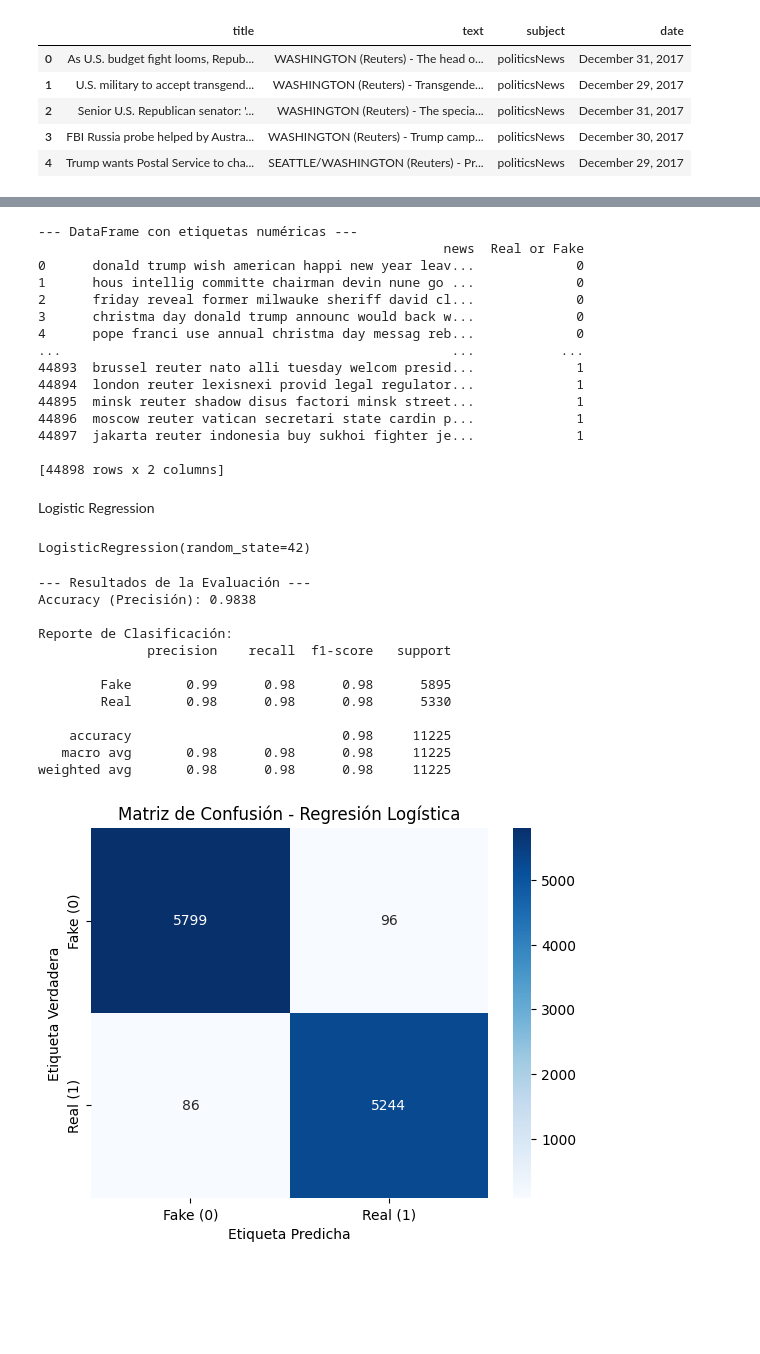
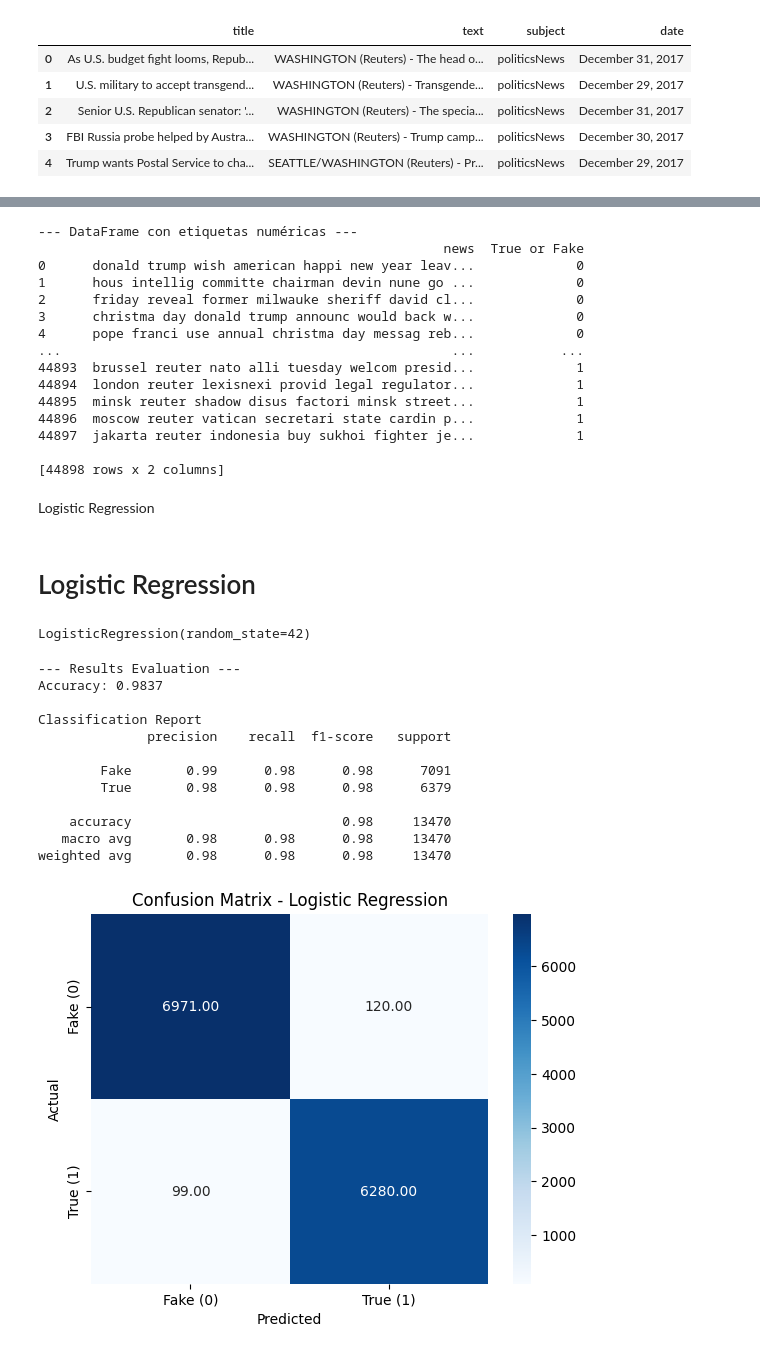
Before and after one commit to diegoreyes99/nlp-project, a Jupyter notebook: final_project.ipynb, the cells around one changed output, grey strips where cells are left out. Saved outputs shown, nothing was run; the diff lists cells and outputs as text; code cells hidden in the pictures; blank space fills up the shorter version.

```diff
--- a/final_project.ipynb
+++ b/final_project.ipynb
@@ -38,8 +43,8 @@ df_fake_news.head()
 | 4 | Pope Francis Just Called Out Dona... | Pope Francis used his annual Chri... | News | December 25, 2017 |
 # %%
 df_fake_news = df_fake_news[['text']]
-df_fake_news['Real or Fake'] = 'Fake'
+df_fake_news['True or Fake'] = 'Fake'
 df_fake_news = df_fake_news.rename(columns={'text': 'news'})
 
-print(df_fake_news.head())
+df_fake_news.head()
 # %% [output]
@@ -62,7 +69,7 @@ df_real_news.head()
 | 4 | Trump wants Postal Service to cha... | SEATTLE/WASHINGTON (Reuters) - Pr... | politicsNews | December 29, 2017 |
 # %%
 df_real_news = df_real_news[['text']]
-df_real_news['Real or Fake'] = 'Real'
+df_real_news['True or Fake'] = 'True'
 df_real_news = df_real_news.rename(columns={'text': 'news'})
 
 print(df_real_news.head())
@@ -176,16 +169,16 @@ df.head()
 | 3 | christma day donald trump announc... | Fake |
 | 4 | pope franci use annual christma d... | Fake |
 # %%
-label_map = {'Real': 1, 'Fake': 0}
+label_map = {'True': 1, 'Fake': 0}
 
 # Aplicamos el mapeo para crear la columna objetivo numérica
-df['Real or Fake'] = df['Real or Fake'].map(label_map)
+df['True or Fake'] = df['True or Fake'].map(label_map)
 
 print("--- DataFrame con etiquetas numéricas ---")
 print(df)
 # %% [output]
 --- DataFrame con etiquetas numéricas ---
-                                                    news  Real or Fake
+                                                    news  True or Fake
 0      donald trump wish american happi new year leav...             0
 1      hous intellig committe chairman devin nune go ...             0
 2      friday reveal former milwauke sheriff david cl...             0
@@ -203,8 +196,10 @@ print(df)
 Logistic Regression
 # %%
 X_train, X_test, y_train, y_test = train_test_split(
-    X_tfidf, y, test_size=0.25, random_state=42
+    X_tfidf, y, test_size=0.3, random_state=42
 )
+# %% [markdown]
+# Logistic Regression
 # %%
 # Esta línea CREA la variable
 log_reg_model = LogisticRegression(random_state=42)
@@ -214,35 +209,32 @@ log_reg_model.fit(X_train, y_train)
 # %% [output]
 LogisticRegression(random_state=42)
 # %%
-# 1. Hacer predicciones en el conjunto de prueba
-y_pred = log_reg_model.predict(X_test)
+y_pred_log_reg = log_reg_model.predict(X_test)
 
-# 2. Imprimir el reporte de clasificación y la precisión
-print("\n--- Resultados de la Evaluación ---")
-print(f"Accuracy (Precisión): {accuracy_score(y_test, y_pred):.4f}")
-print("\nReporte de Clasificación:")
-print(classification_report(y_test, y_pred))
+print("\n--- Results Evaluation ---")
+print(f"Accuracy: {accuracy_score(y_test, y_pred_log_reg ):.4f}")
+print("\nClassification Report")
+print(classification_report(y_test, y_pred_log_reg ))
 
-# 3. Crear y visualizar la Matriz de Confusión
-cm = confusion_matrix(y_test, y_pred)
-sns.heatmap(cm, annot=True, fmt='d', cmap='Blues',
-            xticklabels=['Fake (0)', 'Real (1)'],
-            yticklabels=['Fake (0)', 'Real (1)'])
-plt.xlabel('Etiqueta Predicha')
-plt.ylabel('Etiqueta Verdadera')
-plt.title('Matriz de Confusión - Regresión Logística')
+cm = confusion_matrix(y_test, y_pred_log_reg )
+sns.heatmap(cm, annot=True, fmt='.2f', cmap='Blues',
+            xticklabels=['Fake (0)', 'True (1)'],
+            yticklabels=['Fake (0)', 'True (1)'])
+plt.xlabel('Predicted')
+plt.ylabel('Actual')
+plt.title('Confusion Matrix - Logistic Regression')
 plt.show()
 # %% [output]
---- Resultados de la Evaluación ---
-Accuracy (Precisión): 0.9838
+--- Results Evaluation ---
+Accuracy: 0.9837
 
-Reporte de Clasificación:
+Classification Report
               precision    recall  f1-score   support
 
-        Fake       0.99      0.98      0.98      5895
-        Real       0.98      0.98      0.98      5330
+        Fake       0.99      0.98      0.98      7091
+        True       0.98      0.98      0.98      6379
 
-    accuracy                           0.98     11225
-   macro avg       0.98      0.98      0.98     11225
-weighted avg       0.98      0.98      0.98     11225
+    accuracy                           0.98     13470
+   macro avg       0.98      0.98      0.98     13470
+weighted avg       0.98      0.98      0.98     13470
-[figure, old version]
+[figure, new version]
```
Also changed, not shown: parts of 18 cells of this notebook.
